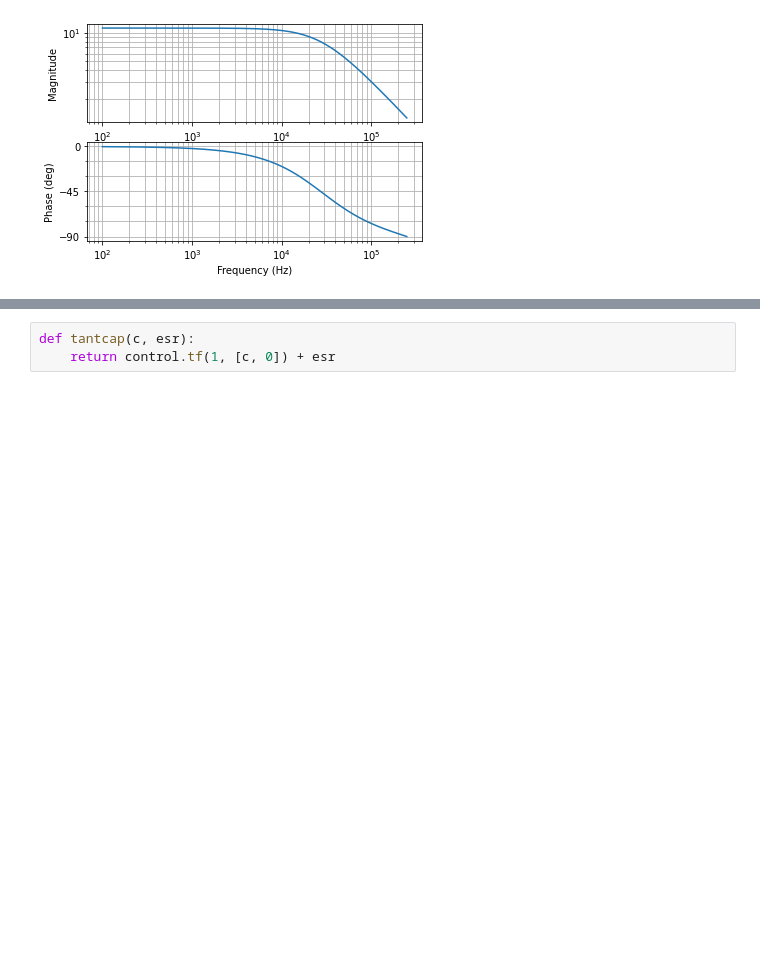
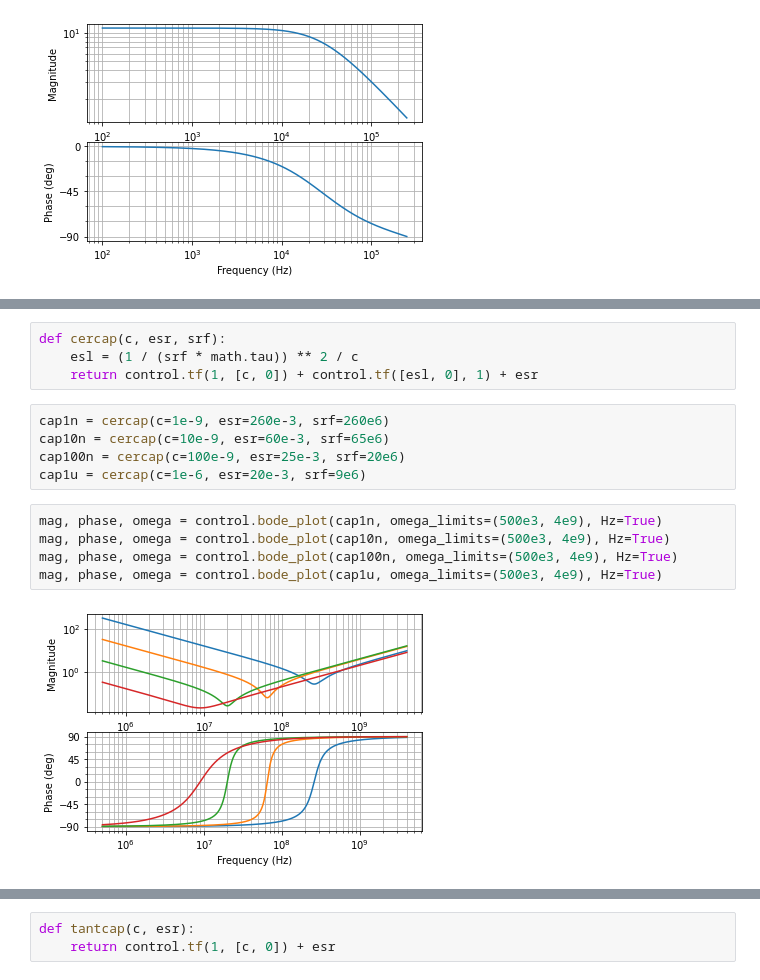
Before and after one commit to amosborne/buck-converter-stability, a Jupyter notebook: analysis.ipynb, the cells around one changed output, grey strips where cells are left out. Saved outputs shown, nothing was run; the diff lists cells and outputs as text; blank space fills up the shorter version.

```diff
--- a/analysis.ipynb
+++ b/analysis.ipynb
@@ -54,0 +74,16 @@ mag, phase, omega = control.bode_plot(iLvC, omega_limits=(100, fsw / 2), Hz=True
+# %%
+def cercap(c, esr, srf):
+    esl = (1 / (srf * math.tau)) ** 2 / c
+    return control.tf(1, [c, 0]) + control.tf([esl, 0], 1) + esr
+# %%
+cap1n = cercap(c=1e-9, esr=260e-3, srf=260e6)
+cap10n = cercap(c=10e-9, esr=60e-3, srf=65e6)
+cap100n = cercap(c=100e-9, esr=25e-3, srf=20e6)
+cap1u = cercap(c=1e-6, esr=20e-3, srf=9e6)
+# %%
+mag, phase, omega = control.bode_plot(cap1n, omega_limits=(500e3, 4e9), Hz=True)
+mag, phase, omega = control.bode_plot(cap10n, omega_limits=(500e3, 4e9), Hz=True)
+mag, phase, omega = control.bode_plot(cap100n, omega_limits=(500e3, 4e9), Hz=True)
+mag, phase, omega = control.bode_plot(cap1u, omega_limits=(500e3, 4e9), Hz=True)
+# %% [output]
+[figure, added]
```
Also changed, not shown: parts of 5 cells of this notebook.
